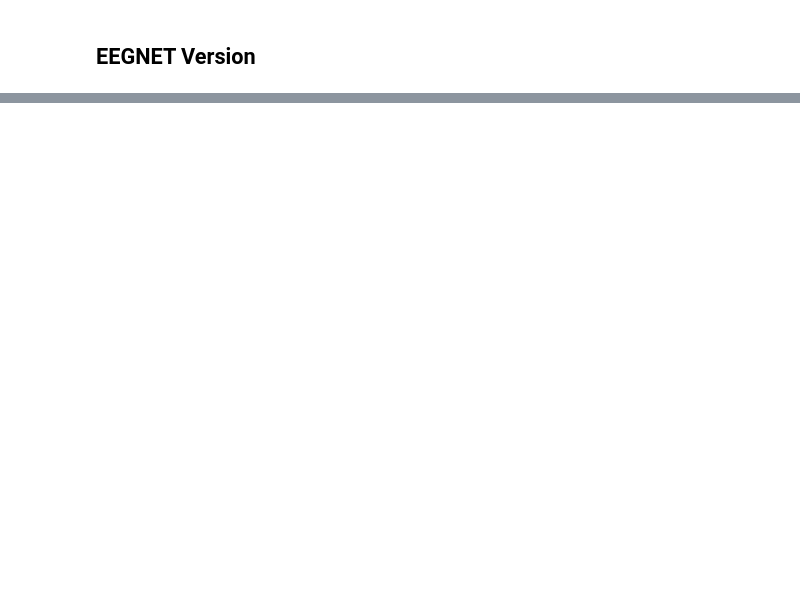
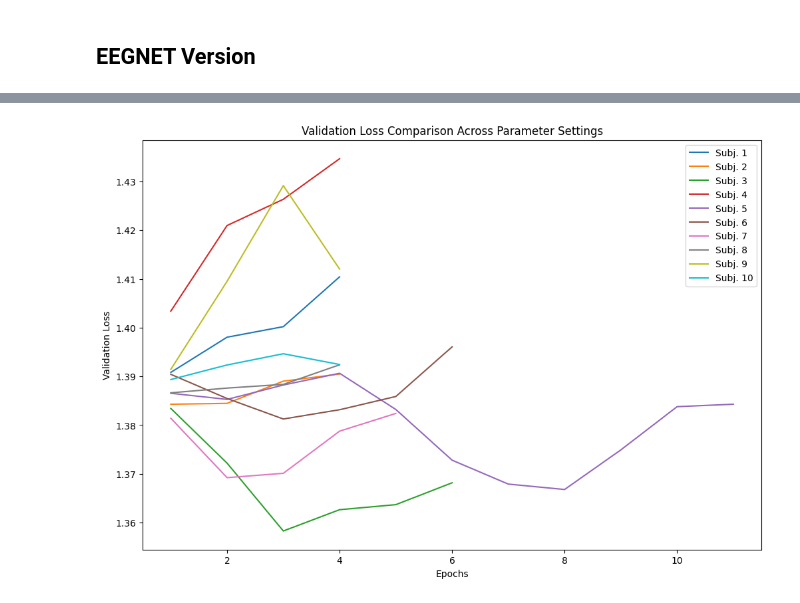
Before and after one commit to nelewerner/ml-project, a Jupyter notebook: inner-speech-drake.ipynb, the cells around one changed output, grey strips where cells are left out. Saved outputs shown, nothing was run; the diff lists cells and outputs as text; code cells hidden in the pictures; blank space fills up the shorter version.

Commit message:
Kaggle Notebook | Inner Speech - Drake | All participants CNN model

```diff
--- a/inner-speech-drake.ipynb
+++ b/inner-speech-drake.ipynb
@@ -391,0 +508,2 @@ def fit_evaluate(X_train, X_val,  y_train, y_val, epochs, batch_size):
+# %%
+model_history7 = fit_evaluate(X_train, X_val, y_train, y_val, 50, 16)
@@ -391,0 +523,2 @@ def fit_evaluate(X_train, X_val,  y_train, y_val, epochs, batch_size):
+# %%
+model_history8 = fit_evaluate(X_train, X_val, y_train, y_val, 50, 16)
@@ -391,0 +536,2 @@ def fit_evaluate(X_train, X_val,  y_train, y_val, epochs, batch_size):
+# %%
+model_history9 = fit_evaluate(X_train, X_val, y_train, y_val, 50, 16)
@@ -391,0 +549,2 @@ def fit_evaluate(X_train, X_val,  y_train, y_val, epochs, batch_size):
+# %%
+model_history10 = fit_evaluate(X_train, X_val, y_train, y_val, 50, 16)
@@ -391,0 +562,24 @@ def fit_evaluate(X_train, X_val,  y_train, y_val, epochs, batch_size):
+# %%
+import seaborn as sns
+
+plt.figure(figsize=(12, 8))
+
+sns.lineplot(x=range(1, len(model_history1.history['val_loss']) + 1), y=model_history1.history['val_loss'], label='Subj. 1')
+sns.lineplot(x=range(1, len(model_history2.history['val_loss']) + 1), y=model_history2.history['val_loss'], label='Subj. 2')
+sns.lineplot(x=range(1, len(model_history3.history['val_loss']) + 1), y=model_history3.history['val_loss'], label='Subj. 3')
+sns.lineplot(x=range(1, len(model_history4.history['val_loss']) + 1), y=model_history4.history['val_loss'], label='Subj. 4')
+sns.lineplot(x=range(1, len(model_history5.history['val_loss']) + 1), y=model_history5.history['val_loss'], label='Subj. 5')
+sns.lineplot(x=range(1, len(model_history6.history['val_loss']) + 1), y=model_history6.history['val_loss'], label='Subj. 6')
+sns.lineplot(x=range(1, len(model_history7.history['val_loss']) + 1), y=model_history7.history['val_loss'], label='Subj. 7')
+sns.lineplot(x=range(1, len(model_history8.history['val_loss']) + 1), y=model_history8.history['val_loss'], label='Subj. 8')
+sns.lineplot(x=range(1, len(model_history9.history['val_loss']) + 1), y=model_history9.history['val_loss'], label='Subj. 9')
+sns.lineplot(x=range(1, len(model_history10.history['val_loss']) + 1), y=model_history10.history['val_loss'], label='Subj. 10')
+
+
+plt.title('Validation Loss Comparison Across Parameter Settings')
+plt.xlabel('Epochs')
+plt.ylabel('Validation Loss')
+plt.legend()
+plt.show()
+# %% [output]
+[figure, added]
```
Also changed, not shown: parts of 37 cells of this notebook.
